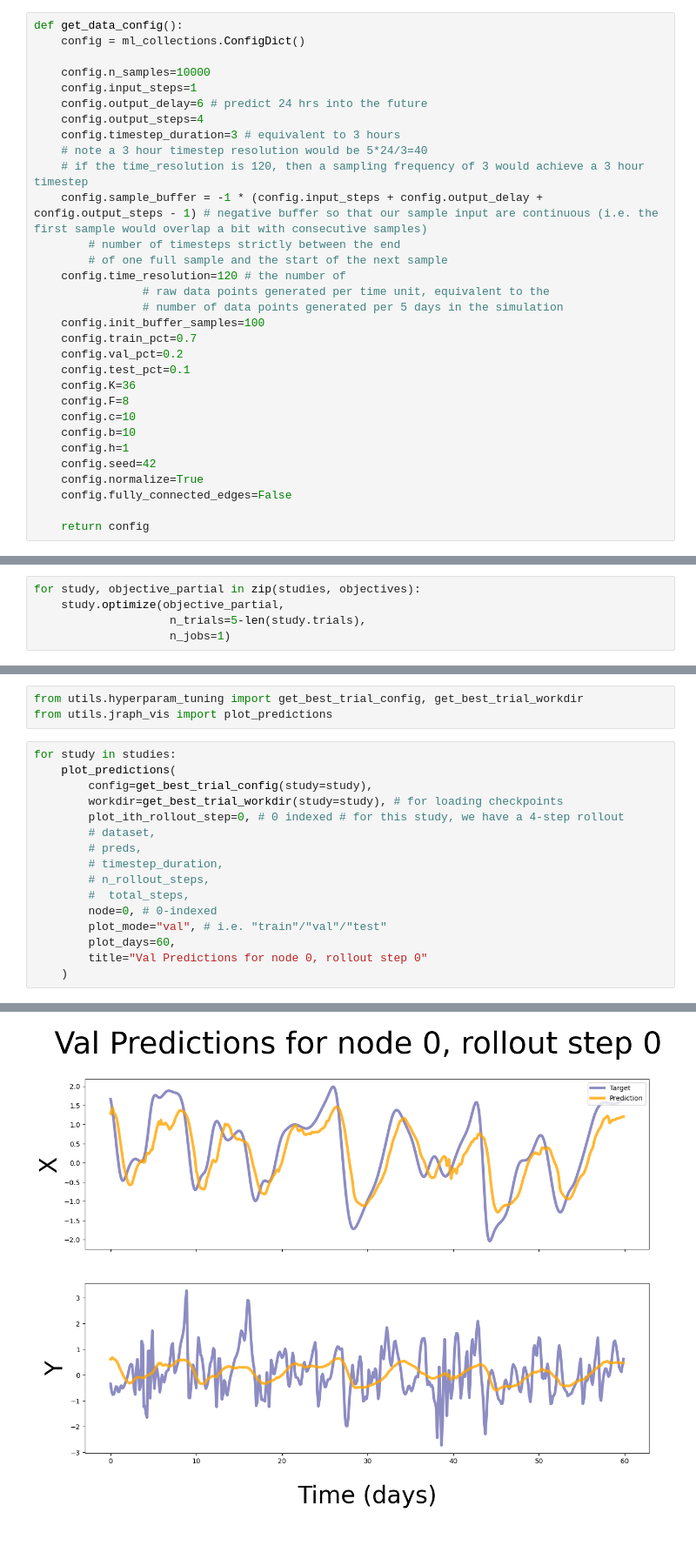
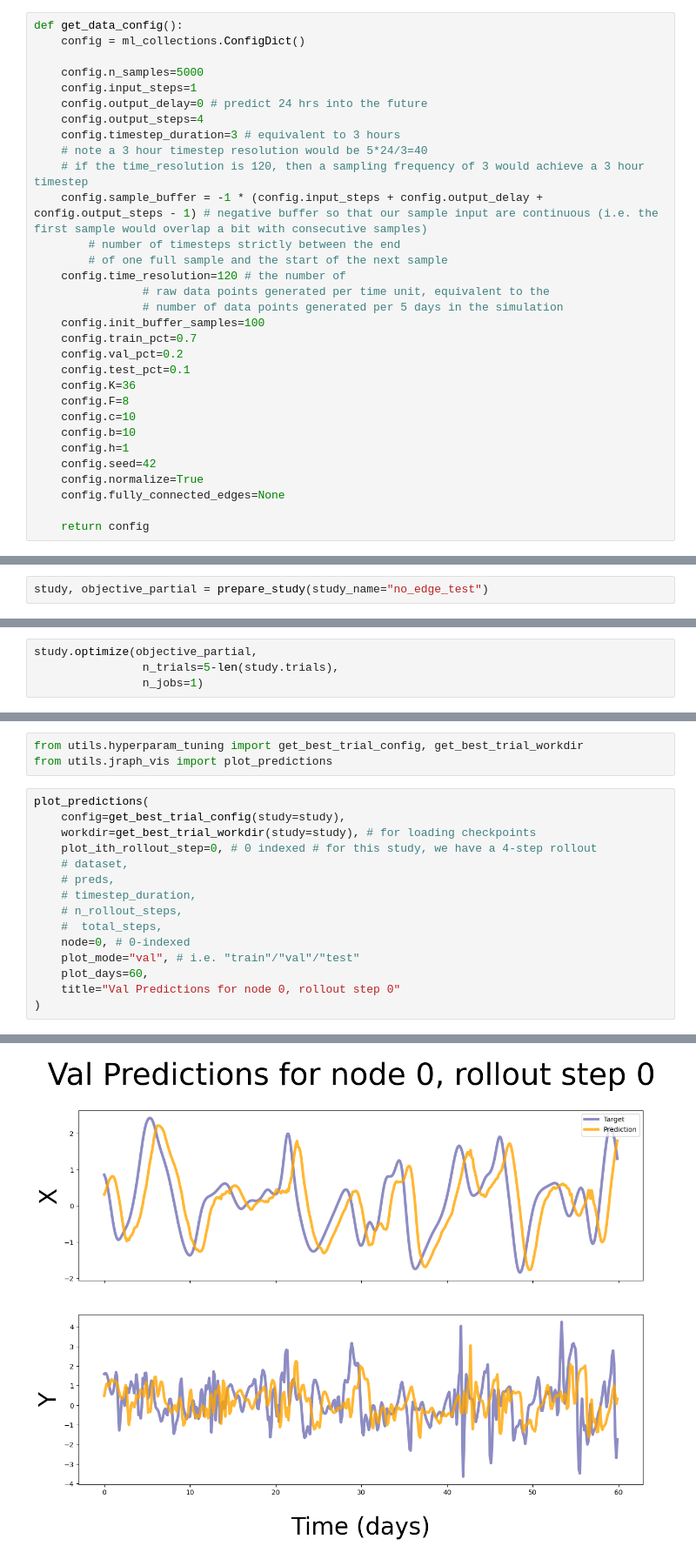
Before and after one commit to miamirabelli/lorenzGNN, a Jupyter notebook: long_rollout.ipynb, the cells around one changed output, grey strips where cells are left out. Shown at 87% size. Saved outputs shown, nothing was run; the diff lists cells and outputs as text.

Commit message:
conducting statistics tests

```diff
--- a/long_rollout.ipynb
+++ b/long_rollout.ipynb
@@ -95,9 +95,9 @@ def objective(trial, study_name, datasets):
 def get_data_config():
     config = ml_collections.ConfigDict()
 
-    config.n_samples=10000
+    config.n_samples=5000
     config.input_steps=1
-    config.output_delay=6 # predict 24 hrs into the future
+    config.output_delay=0 # predict 24 hrs into the future
     config.output_steps=4
     config.timestep_duration=3 # equivalent to 3 hours
     # note a 3 hour timestep resolution would be 5*24/3=40
@@ -119,7 +119,7 @@ def get_data_config():
     config.h=1
     config.seed=42
     config.normalize=True
-    config.fully_connected_edges=False
+    config.fully_connected_edges=None
 
     return config
 # %%
@@ -167,0 +152,2 @@ objectives = [objective_partial1, objective_partial2, objective_partial3, object
+# %%
+study, objective_partial = prepare_study(study_name="no_edge_test")
@@ -168,6 +156,5 @@ objectives = [objective_partial1, objective_partial2, objective_partial3, object
 # %%
-for study, objective_partial in zip(studies, objectives):
-    study.optimize(objective_partial,
-                    n_trials=5-len(study.trials),
-                    n_jobs=1)
+study.optimize(objective_partial,
+                n_trials=5-len(study.trials),
+                n_jobs=1)
 # %% [output]
@@ -192,19 +167,18 @@ WARNING:absl:loss is nan for step 1 (in epoch 0)
 from utils.hyperparam_tuning import get_best_trial_config, get_best_trial_workdir
 from utils.jraph_vis import plot_predictions
 # %%
-for study in studies:
-    plot_predictions(
-        config=get_best_trial_config(study=study),
-        workdir=get_best_trial_workdir(study=study), # for loading checkpoints
-        plot_ith_rollout_step=0, # 0 indexed # for this study, we have a 4-step rollout
-        # dataset,
-        # preds,
-        # timestep_duration,
-        # n_rollout_steps,
-        #  total_steps,
-        node=0, # 0-indexed
-        plot_mode="val", # i.e. "train"/"val"/"test"
-        plot_days=60,
-        title="Val Predictions for node 0, rollout step 0"
-    )
+plot_predictions(
+    config=get_best_trial_config(study=study),
+    workdir=get_best_trial_workdir(study=study), # for loading checkpoints
+    plot_ith_rollout_step=0, # 0 indexed # for this study, we have a 4-step rollout
+    # dataset,
+    # preds,
+    # timestep_duration,
+    # n_rollout_steps,
+    #  total_steps,
+    node=0, # 0-indexed
+    plot_mode="val", # i.e. "train"/"val"/"test"
+    plot_days=60,
+    title="Val Predictions for node 0, rollout step 0"
+)
 # %% [output]
@@ -215 +186 @@ Checkpoint directory: /Users/miamirabelli/Desktop/GNN Research/lorenzGNN/experim
-[figure, old version]
+[figure, new version]
```
Also changed, not shown: parts of 6 cells of this notebook, 9 other files.
